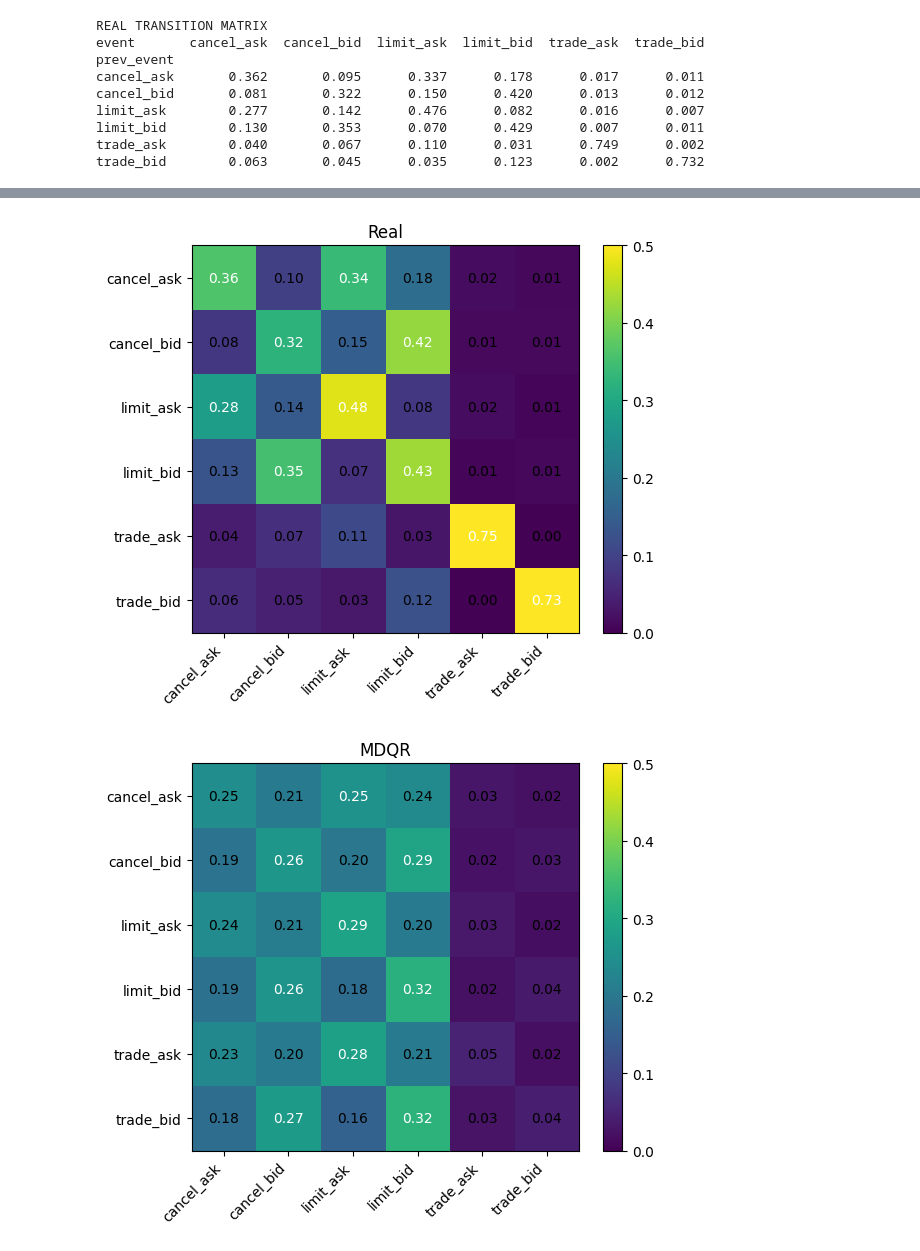
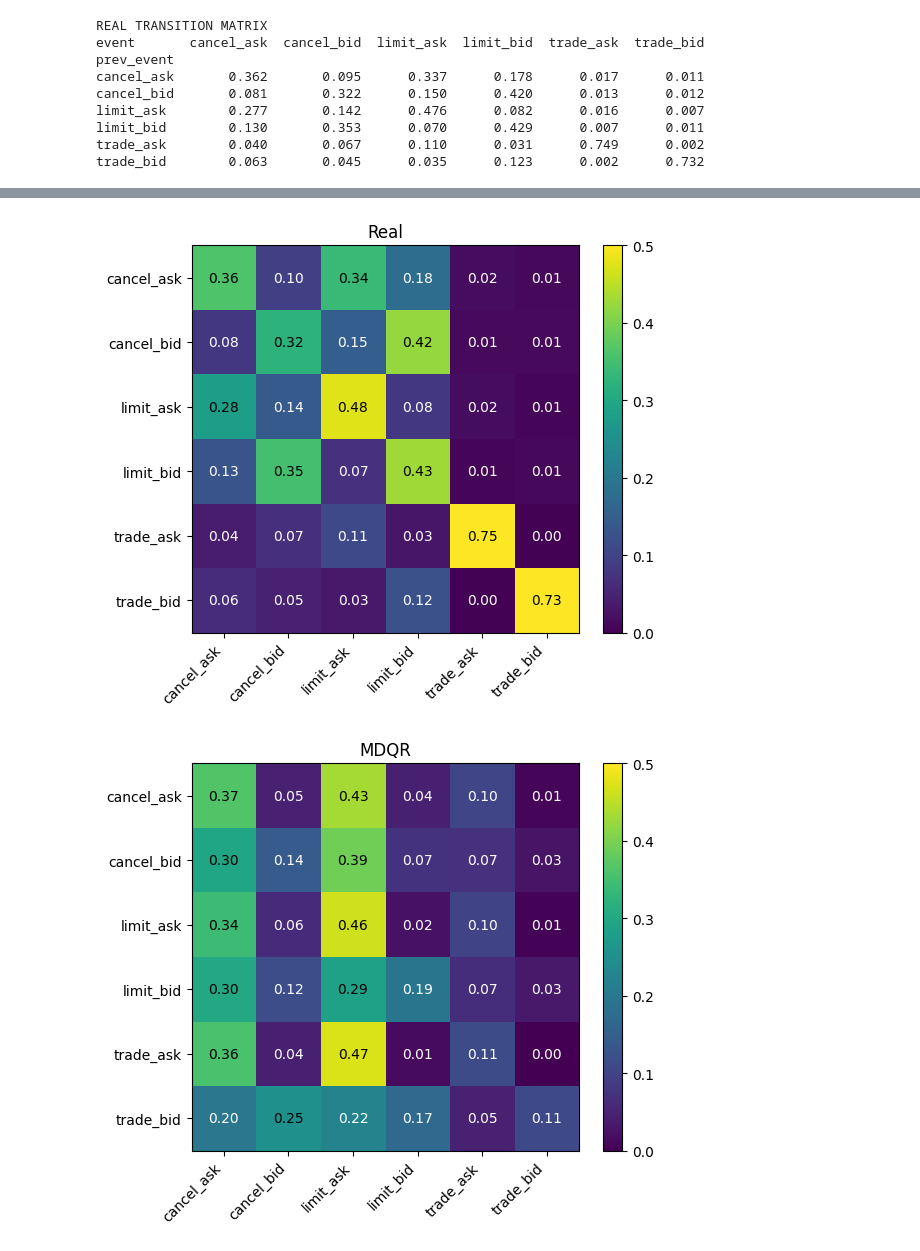
Before and after one commit to archer-paul/DeepQR-Microstructure, a Jupyter notebook: mdqr.ipynb, the cells around one changed output, grey strips where cells are left out. Cells and saved outputs as stored; diff of their text form; code cells hidden in the pictures.

```diff
--- a/mdqr.ipynb
+++ b/mdqr.ipynb
@@ -97,7 +124,10 @@ def build_mdqr_sequence(df, K):
          "size",
          "dtk",
          "spread",
-         "trade_imbalance",
+         "TI_20s",
+         "TI_1min",
+         "TI_5min",
+         "TI_15min",
          "hour"]
         + q_cols
     ].copy()
@@ -176,7 +206,9 @@ def build_mdqr_state_components(df, K):
     e_cols = [f"e_{i}" for i in list(range(-K, 0)) + list(range(1, K+1))]
 
     # numerical features
-    X_num = df[q_cols + ["spread", "trade_imbalance"]].copy()
+    X_num = df[
+    q_cols + ["spread", "TI_20s", "TI_1min", "TI_5min", "TI_15min"]
+].copy()
 
     # categorical features with embeddings
     X_cat_levels = df[e_cols].copy()
@@ -706,0 +793,30 @@ trade_bid        0.179       0.272      0.158      0.322      0.026      0.042
+# %%
+# Run recursive MDQR market simulation
+
+sim = simulate_mdqr_market(
+    model_intensity=model_intensity,
+    model_size=model_size,
+    X_num=X_num,
+    X_cat_levels=X_cat_levels,
+    X_cat_hour=X_cat_hour,
+    size_bins=size_bins,
+    n_steps=50000,
+    K=5
+)
+
+print("SIMULATED EVENT TYPES")
+print(sim["type"].value_counts())
+
+print("\nSIMULATED BEST-PRICE EVENT TYPES")
+print(sim[sim["lvl"].abs() == 1]["type"].value_counts())
+
+sim_best = sim[sim["lvl"].abs() == 1].copy()
+sim_best["prev_event"] = sim_best["event"].shift(1)
+
+counts_sim = pd.crosstab(sim_best["prev_event"], sim_best["event"])
+counts_sim = counts_sim.reindex(index=EVENTS, columns=EVENTS, fill_value=0)
+
+sim_mat = row_normalize(counts_sim)
+
+print("\nSIMULATED TRANSITION MATRIX (MDQR)")
+print(sim_mat.round(3))
@@ -721,7 +855,7 @@ def plot_transition(mat, title, vmin=0.0, vmax=0.5):
     for i in range(mat.shape[0]):
         for j in range(mat.shape[1]):
             val = mat.iloc[i, j]
-            color = "white" if val > 0.25 else "black"
+            color = "white" if val < 0.25 else "black"
             ax.text(j, i, f"{val:.2f}",
                     ha="center", va="center", color=color, fontsize=10)
 
@@ -742,33 +876,33 @@ def plot_transition_side_by_side(real_mat, sim_mat, vmin=0.0, vmax=0.5):
         im = ax.imshow(mat.values, vmin=vmin, vmax=vmax)
 
         ax.set_xticks(range(len(mat.columns)))
         ax.set_yticks(range(len(mat.index)))
 
         ax.set_xticklabels(mat.columns, rotation=45, ha="right")
         ax.set_yticklabels(mat.index)
 
         for i in range(mat.shape[0]):
             for j in range(mat.shape[1]):
                 val = mat.iloc[i, j]
-                color = "white" if val > 0.25 else "black"
+                color = "white" if val < 0.25 else "black"
                 ax.text(j, i, f"{val:.2f}",
                         ha="center", va="center", color=color, fontsize=9)
 
         ax.set_title(title)
         ax.set_xlabel("New event")
         ax.set_ylabel("Old event")
 
     fig.colorbar(im, ax=axes.ravel().tolist(), shrink=0.9)
     plt.tight_layout()
     plt.show()
 
 
 # individual plots
 plot_transition(real_mat, "Real")
 plot_transition(sim_mat, "MDQR")
 
 # side-by-side plot
 plot_transition_side_by_side(real_mat, sim_mat)
 # %% [output]
-[figure, old version]
+[figure, new version]
-[figure, old version]
+[figure, new version]
```
Also changed, not shown: parts of 11 cells of this notebook.
